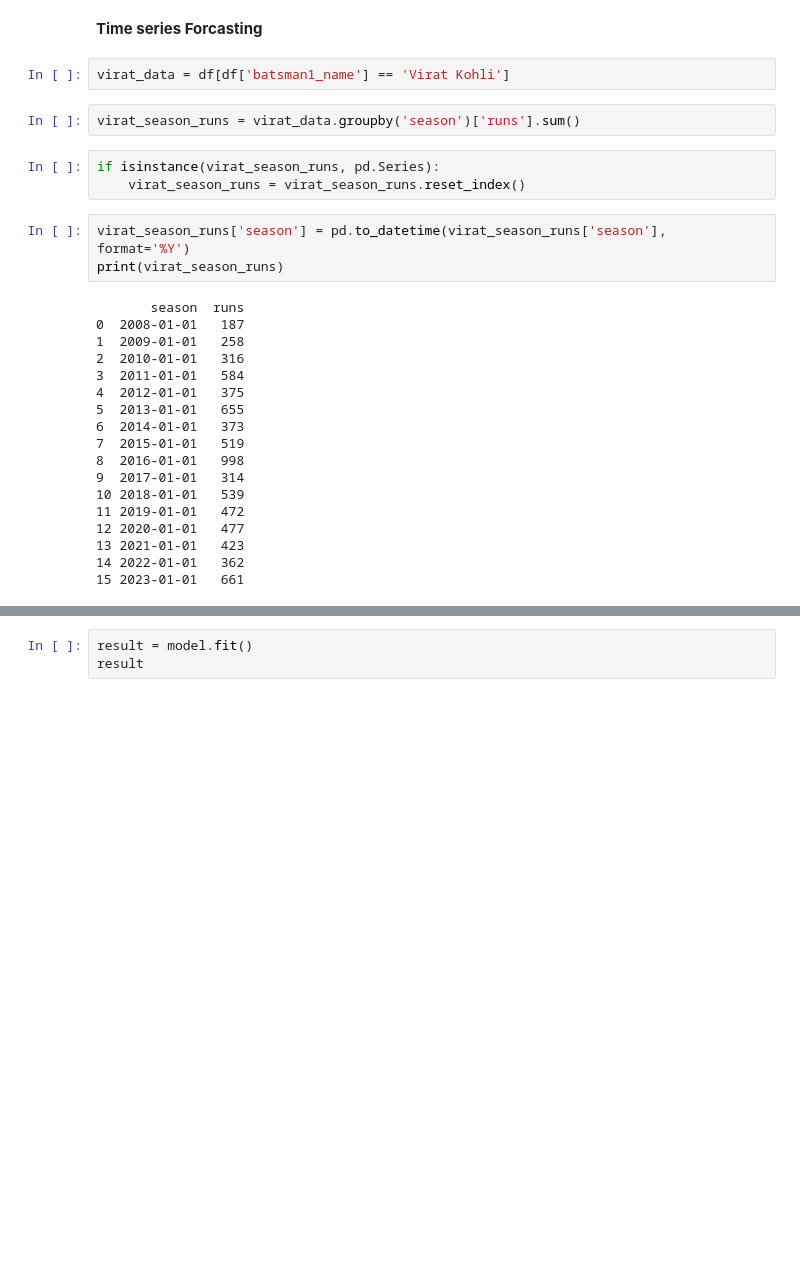
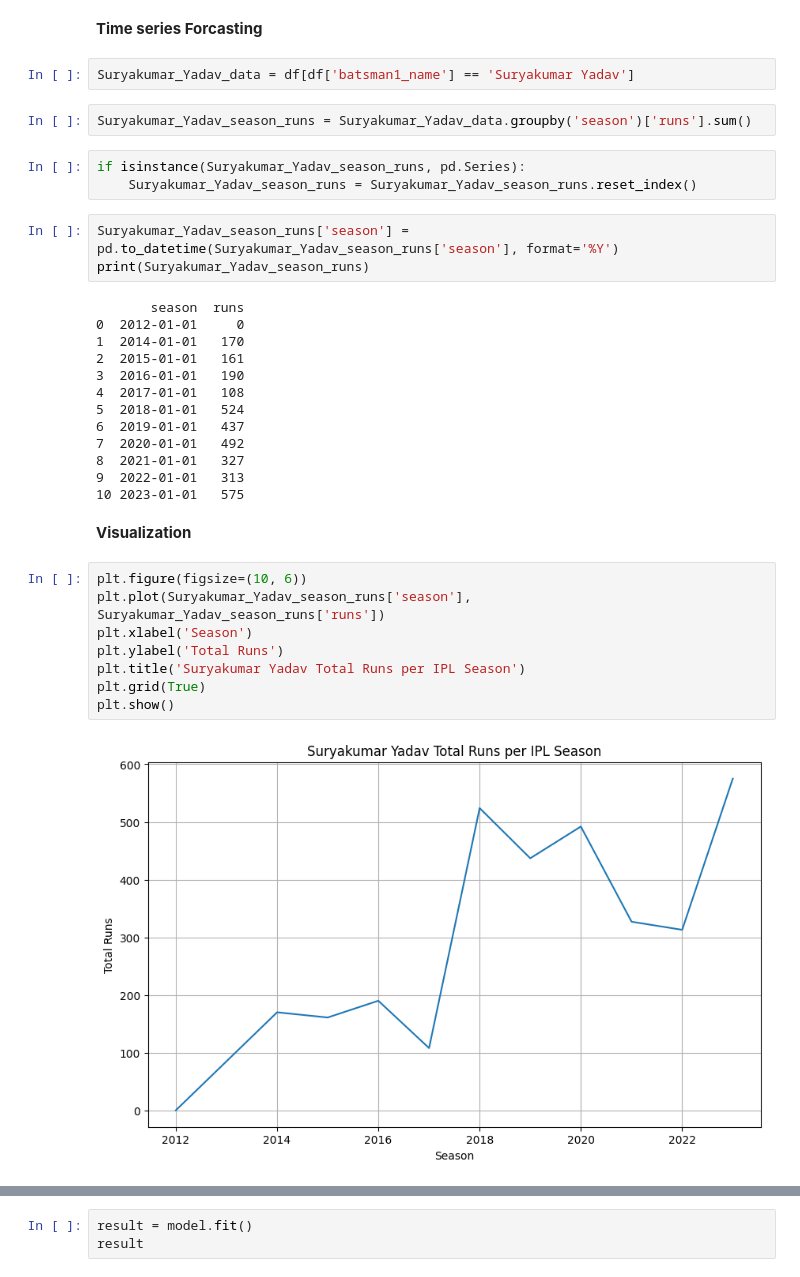
Before and after one commit to amalsalilan/IPL_Infographics_Data_Analytics_-_Data_Visualization_Infosys_Internship_Oct2024, a Jupyter notebook: Final_Notebook_submission.ipynb, the cells around one changed output, grey strips where cells are left out. Drawn from its saved outputs; the diff is of its cells as text; blank space fills up the shorter version.

```diff
--- a/Final_Notebook_submission.ipynb
+++ b/Final_Notebook_submission.ipynb
@@ -1941,30 +1941,37 @@ Best R² Score: 0.999949840417291
 # %% [markdown]
 **Time series Forcasting**
 # %%
-virat_data = df[df['batsman1_name'] == 'Virat Kohli']
+Suryakumar_Yadav_data = df[df['batsman1_name'] == 'Suryakumar Yadav']
 # %%
-virat_season_runs = virat_data.groupby('season')['runs'].sum()
+Suryakumar_Yadav_season_runs = Suryakumar_Yadav_data.groupby('season')['runs'].sum()
 # %%
-if isinstance(virat_season_runs, pd.Series):
-    virat_season_runs = virat_season_runs.reset_index()
+if isinstance(Suryakumar_Yadav_season_runs, pd.Series):
+    Suryakumar_Yadav_season_runs = Suryakumar_Yadav_season_runs.reset_index()
 # %%
-virat_season_runs['season'] = pd.to_datetime(virat_season_runs['season'], format='%Y')
-print(virat_season_runs)
+Suryakumar_Yadav_season_runs['season'] = pd.to_datetime(Suryakumar_Yadav_season_runs['season'], format='%Y')
+print(Suryakumar_Yadav_season_runs)
 # %% [output]
        season  runs
-0  2008-01-01   187
-1  2009-01-01   258
-2  2010-01-01   316
-3  2011-01-01   584
-4  2012-01-01   375
-5  2013-01-01   655
-6  2014-01-01   373
-7  2015-01-01   519
-8  2016-01-01   998
-9  2017-01-01   314
-10 2018-01-01   539
-11 2019-01-01   472
-12 2020-01-01   477
-13 2021-01-01   423
-14 2022-01-01   362
-15 2023-01-01   661
+0  2012-01-01     0
+1  2014-01-01   170
+2  2015-01-01   161
+3  2016-01-01   190
+4  2017-01-01   108
+5  2018-01-01   524
+6  2019-01-01   437
+7  2020-01-01   492
+8  2021-01-01   327
+9  2022-01-01   313
+10 2023-01-01   575
+# %% [markdown]
+**Visualization**
+# %%
+plt.figure(figsize=(10, 6))
+plt.plot(Suryakumar_Yadav_season_runs['season'], Suryakumar_Yadav_season_runs['runs'])
+plt.xlabel('Season')
+plt.ylabel('Total Runs')
+plt.title('Suryakumar Yadav Total Runs per IPL Season')
+plt.grid(True)
+plt.show()
+# %% [output]
+[figure, added]
```
Also changed, not shown: parts of 28 cells of this notebook.
